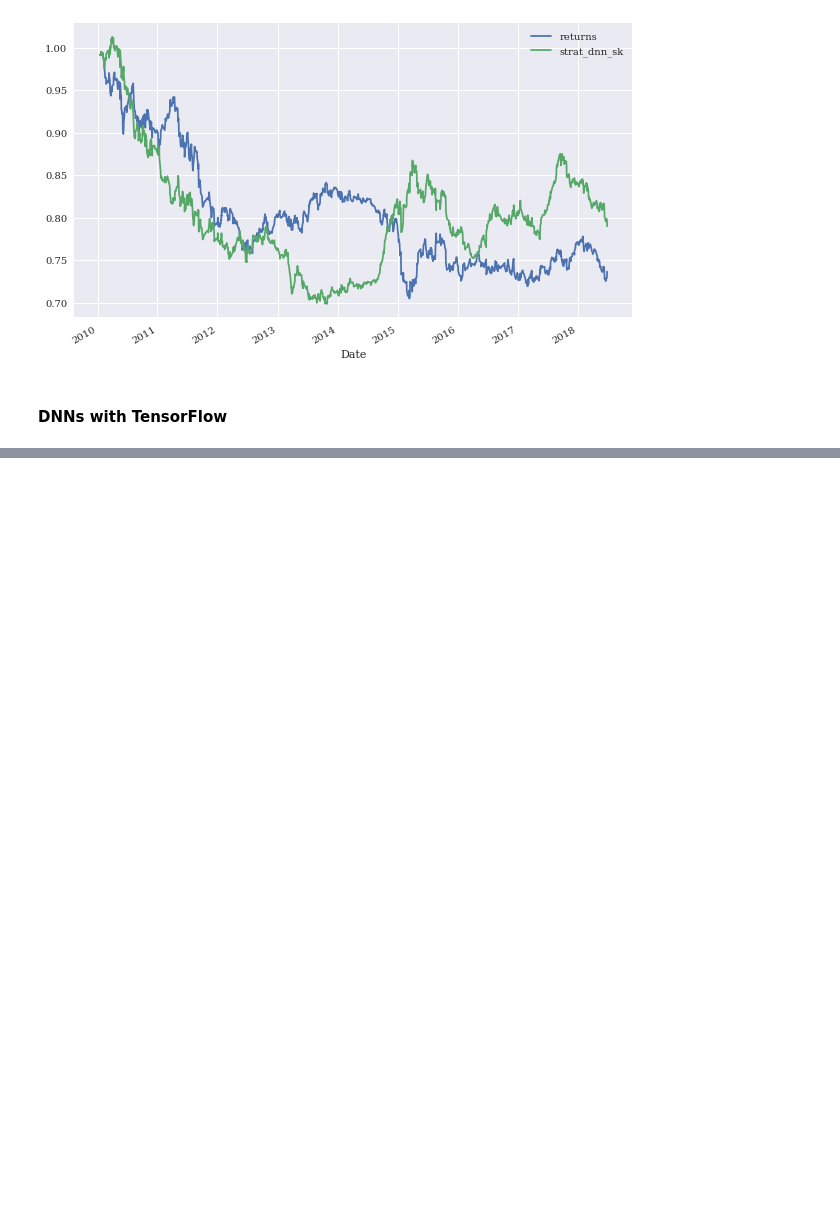
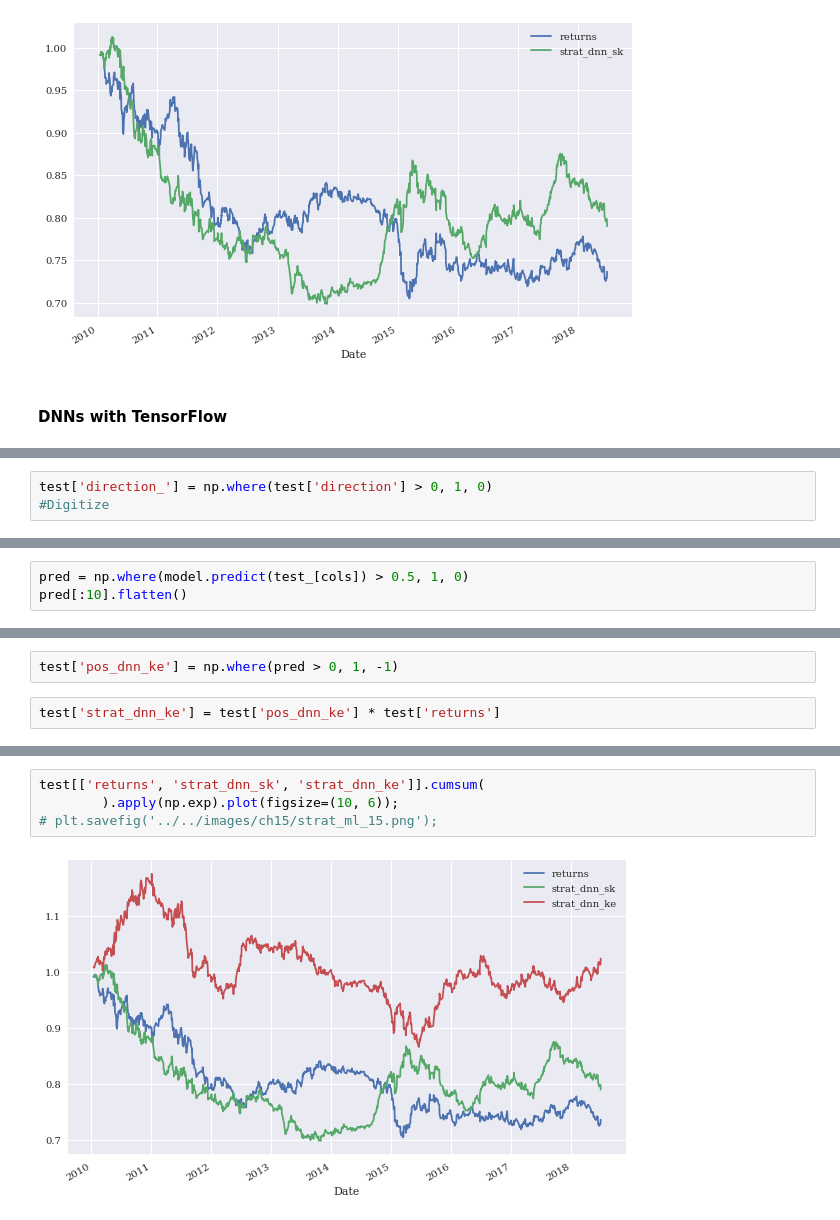
Before and after one commit to JoesUsername98/Quant_Portfolio, a Jupyter notebook: Backtesting.ipynb, the cells around one changed output, grey strips where cells are left out. Saved outputs shown, nothing was run; the diff lists cells and outputs as text; blank space fills up the shorter version.

```diff
--- a/Backtesting.ipynb
+++ b/Backtesting.ipynb
@@ -716,0 +795,3 @@ test[['returns','strat_dnn_sk']].cumsum().apply(np.exp).plot(figsize=(10,6))
+# %%
+test['direction_'] = np.where(test['direction'] > 0, 1, 0)
+#Digitize
@@ -716,0 +803,3 @@ test[['returns','strat_dnn_sk']].cumsum().apply(np.exp).plot(figsize=(10,6))
+# %%
+pred = np.where(model.predict(test_[cols]) > 0.5, 1, 0)
+pred[:10].flatten()
@@ -716,0 +810,4 @@ test[['returns','strat_dnn_sk']].cumsum().apply(np.exp).plot(figsize=(10,6))
+# %%
+test['pos_dnn_ke'] = np.where(pred > 0, 1, -1)
+# %%
+test['strat_dnn_ke'] = test['pos_dnn_ke'] * test['returns']
@@ -716,0 +823,6 @@ test[['returns','strat_dnn_sk']].cumsum().apply(np.exp).plot(figsize=(10,6))
+# %%
+test[['returns', 'strat_dnn_sk', 'strat_dnn_ke']].cumsum(
+        ).apply(np.exp).plot(figsize=(10, 6));
+# plt.savefig('../../images/ch15/strat_ml_15.png');
+# %% [output]
+[figure, added]
```
Also changed, not shown: parts of 31 cells of this notebook.
